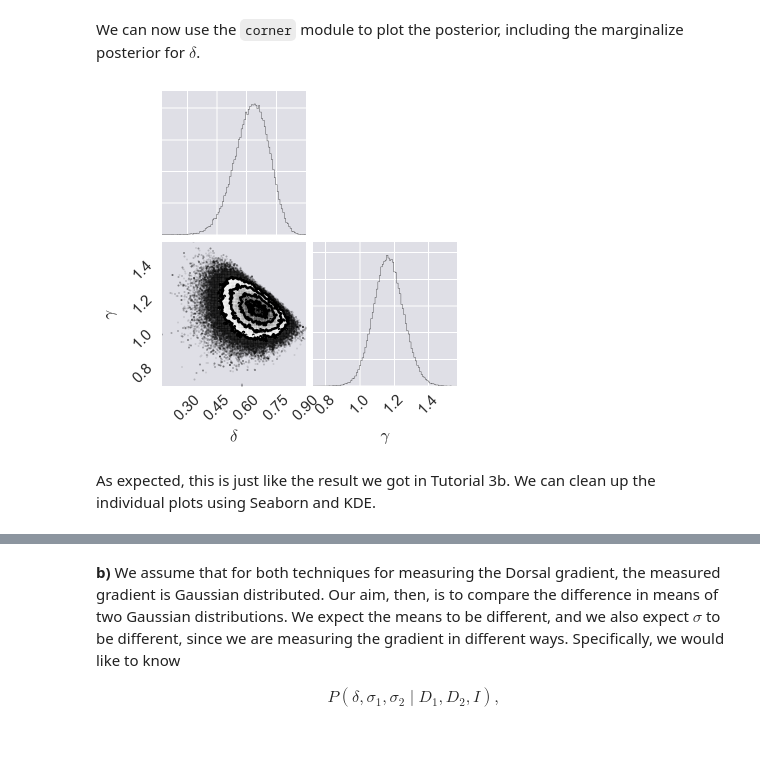
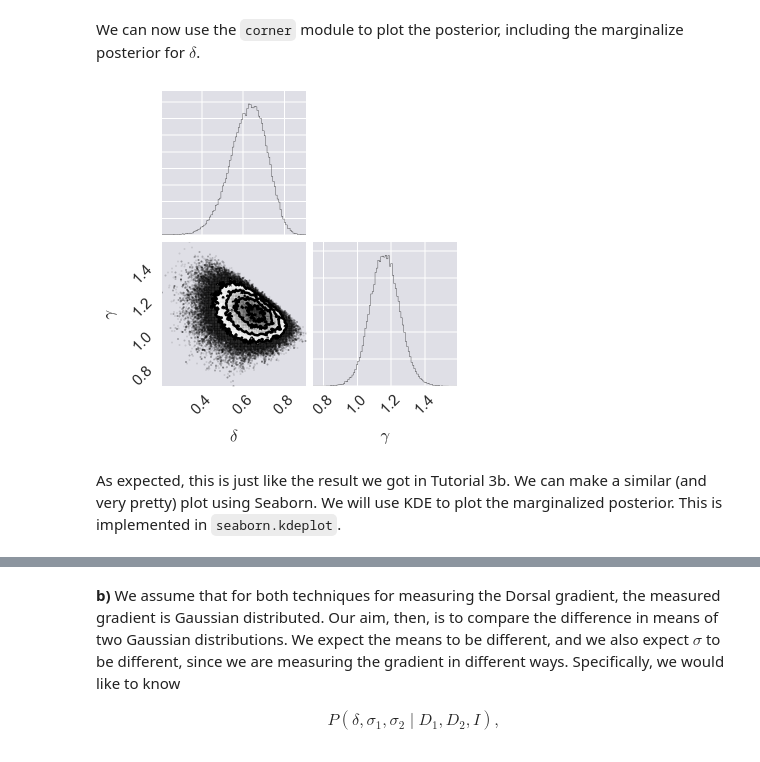
Before and after one commit to justinbois/bebi103, a Jupyter notebook: homework/hw4_solutions.ipynb, the cells around one changed output, grey strips where cells are left out. Drawn from its saved outputs; the diff is of its cells as text; code cells hidden in the pictures.

```diff
--- a/homework/hw4_solutions.ipynb
+++ b/homework/hw4_solutions.ipynb
@@ -80,46 +83,22 @@ n_walkers = 50
 n_burn = 500
 n_steps = 5000
 
-sampler = bebi103.run_ensemble_emcee(log_post, params, n_walkers, n_burn, n_steps,
+df_mcmc = bebi103.run_ensemble_emcee(log_post, n_burn, n_steps,
+                                     n_walkers=n_walkers, p_dict=params,
                                      args=args, threads=6)
-
-# # Keep a set of param names handy
-# param_names = list(params.keys())
-
-# # p0[i,j] is the starting point for walk i along variable j.
-# p0 = np.empty((n_walkers, n_dim))
-# for i, key in enumerate(params):
-#     p0[:,i] = params[key][0](*(params[key][1] + (n_walkers,)))
-
-# # Set up the EnsembleSampler instance
-# sampler = emcee.EnsembleSampler(n_walkers, n_dim, log_post, args=args,
-#                                 threads=6)
-
-# # Do burn-in
-# pos, prob, state = sampler.run_mcmc(p0, n_burn, storechain=False)
-
-# # Sample again, starting from end burn-in state
-# _ = sampler.run_mcmc(pos, n_steps)
 # %% [markdown]
 We will generate the same plots as we did in Tutorial 4, so we do a change of variables to change our samples from being of $p_1$ and $p_2$ to $\delta$ and $\gamma$.
 # %%
-# Pull out samples
-p1 = sampler.flatchain[:,0]
-p2 = sampler.flatchain[:,1]
-
 # Compute delta and gamma from the samples
-delta = p2 - p1
-gamma = p2 + p1
+df_mcmc['delta'] = df_mcmc['p2'] - df_mcmc['p1']
+df_mcmc['gamma'] = df_mcmc['p2'] + df_mcmc['p1']
 # %% [markdown]
 We can now use the `corner` module to plot the posterior, including the marginalize posterior for $\delta$.
 # %%
-# Combine delta and gamma into single NumPy array input to corner
-dg = np.hstack((delta[:,np.newaxis], gamma[:,np.newaxis]))
-
 # Make corner plot
-plt.close('all')
-corner.corner(dg, labels=[r'$\delta$', r'$\gamma$'], bins=100);
+corner.corner(df_mcmc[['delta', 'gamma']], labels=[r'$\delta$', r'$\gamma$'],
+              bins=100);
 # %% [output]
-[figure, old version]
+[figure, new version]
 # %% [markdown]
-As expected, this is just like the result we got in Tutorial 3b.  We can clean up the individual plots using Seaborn and KDE.
+As expected, this is just like the result we got in Tutorial 3b.  We can make a similar (and very pretty) plot using Seaborn.  We will use KDE to plot the marginalized posterior.  This is implemented in `seaborn.kdeplot`.
```
Also changed, not shown: parts of 30 cells of this notebook.
